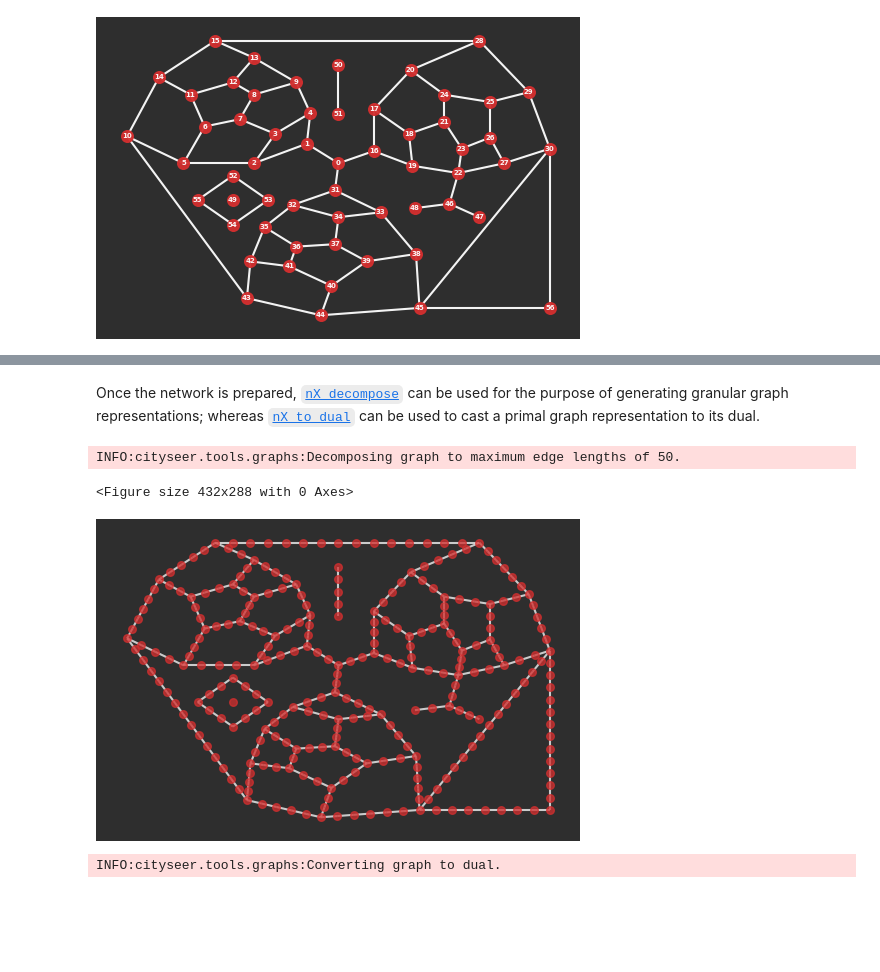
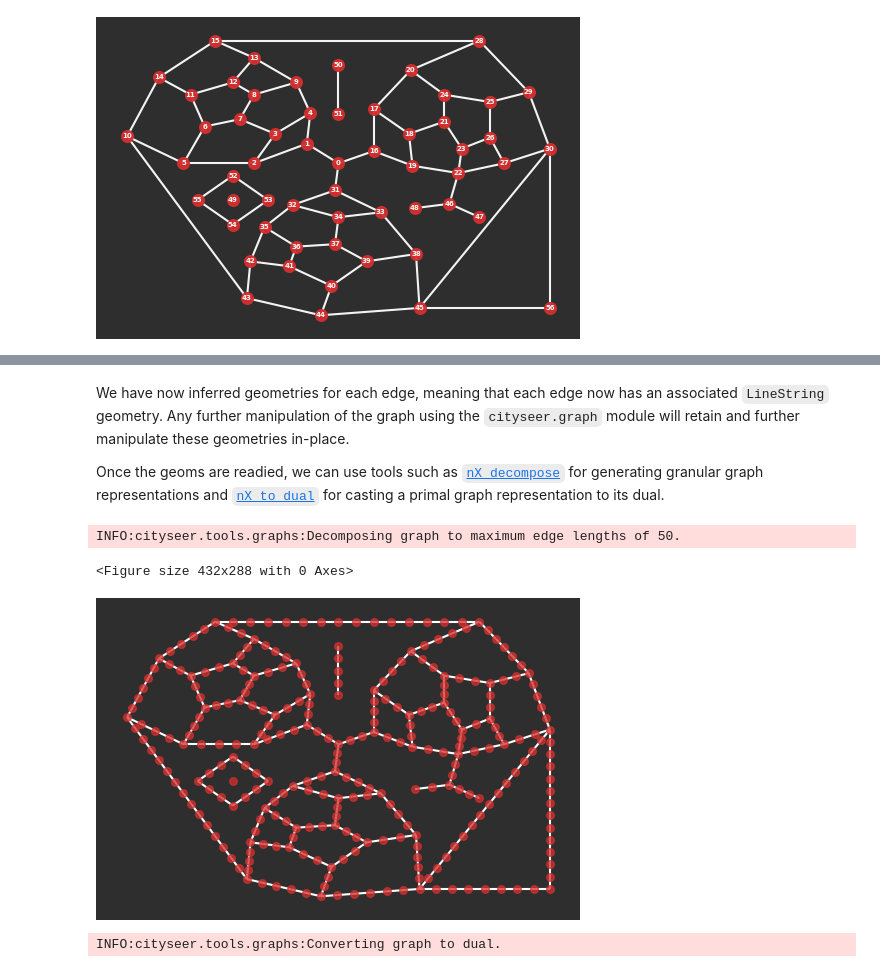
Before and after one commit to benchmark-urbanism/cityseer-api, a Jupyter notebook: demo_notebooks/getting_started.ipynb, the cells around one changed output, grey strips where cells are left out. Cells and saved outputs as stored; diff of their text form; code cells hidden in the pictures; blank space fills up the shorter version.

```diff
--- a/demo_notebooks/getting_started.ipynb
+++ b/demo_notebooks/getting_started.ipynb
@@ -70,13 +72,14 @@ INFO:cityseer.tools.graphs:Generating simple (straight) edge geometries.
 # %% [markdown]
-Once the network is prepared, [`nX_decompose`](https://cityseer.github.io/cityseer/util/graphs.html#nx-decompose) can be used for the purpose of generating granular graph representations; whereas [`nX_to_dual`](https://cityseer.github.io/cityseer/util/graphs.html#nx-to-dual) can be used to cast a primal graph representation to its dual.
+We have now inferred geometries for each edge, meaning that each edge now has an associated `LineString` geometry. Any further manipulation of the graph using the `cityseer.graph` module will retain and further manipulate these geometries in-place.
+
+Once the geoms are readied, we can use tools such as [`nX_decompose`](https://cityseer.github.io/cityseer/util/graphs.html#nx-decompose) for generating granular graph representations and [`nX_to_dual`](https://cityseer.github.io/cityseer/util/graphs.html#nx-to-dual) for casting a primal graph representation to its dual.
 # %%
-# optionally decompose
 G_decomp = graphs.nX_decompose(G, 50)
-plot.plot_nX(G_decomp, labels=False, dpi=100)
+plot.plot_nX(G_decomp, plot_geoms=True, labels=False, dpi=100)
 # %% [output]
 INFO:cityseer.tools.graphs:Decomposing graph to maximum edge lengths of 50.
 <Figure size 432x288 with 0 Axes>
-[figure, old version]
+[figure, new version]
 # %%
 # optionally cast to a dual network
 G_dual = graphs.nX_to_dual(G)
```
Also changed, not shown: parts of 25 cells of this notebook, 3 other files.
